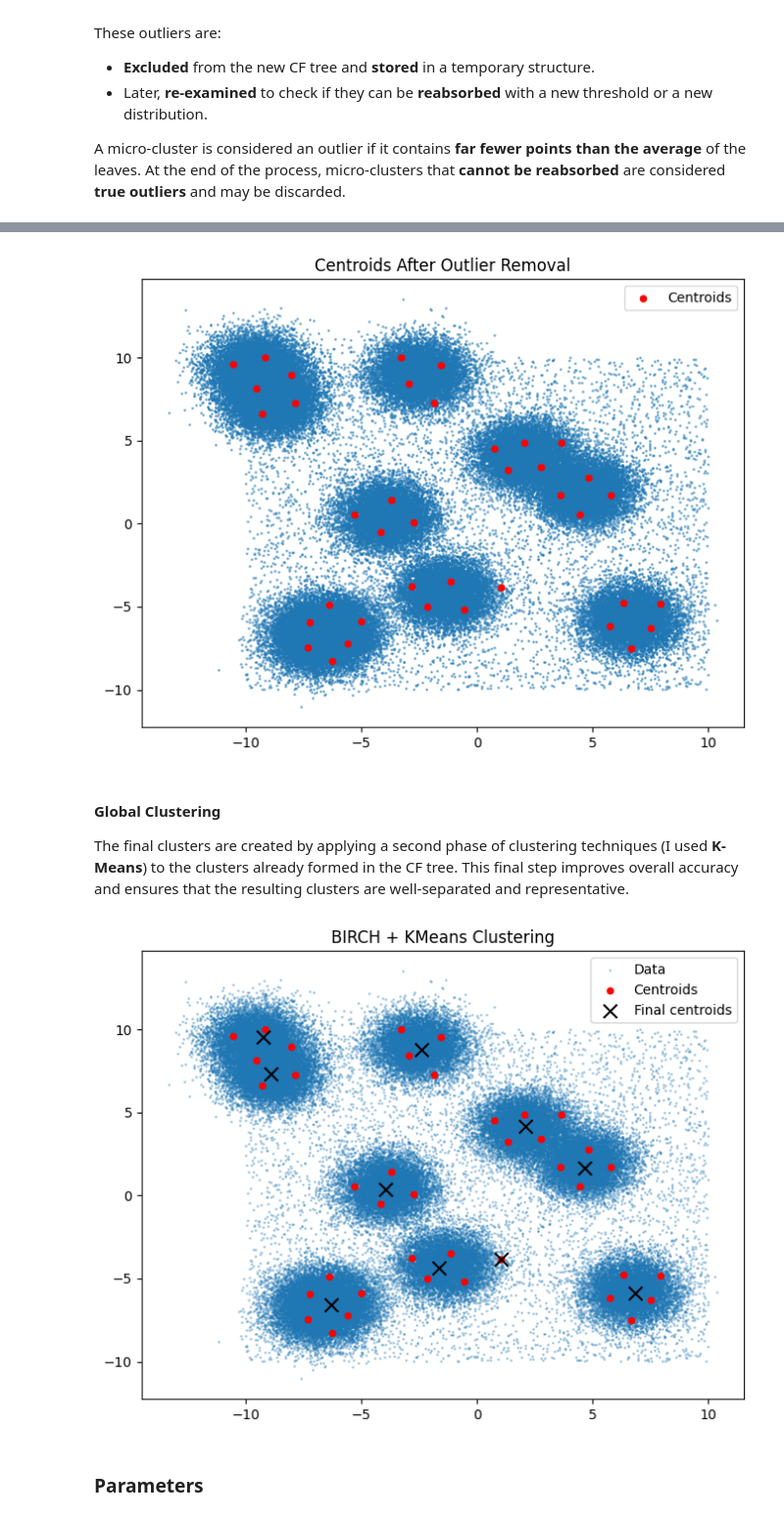
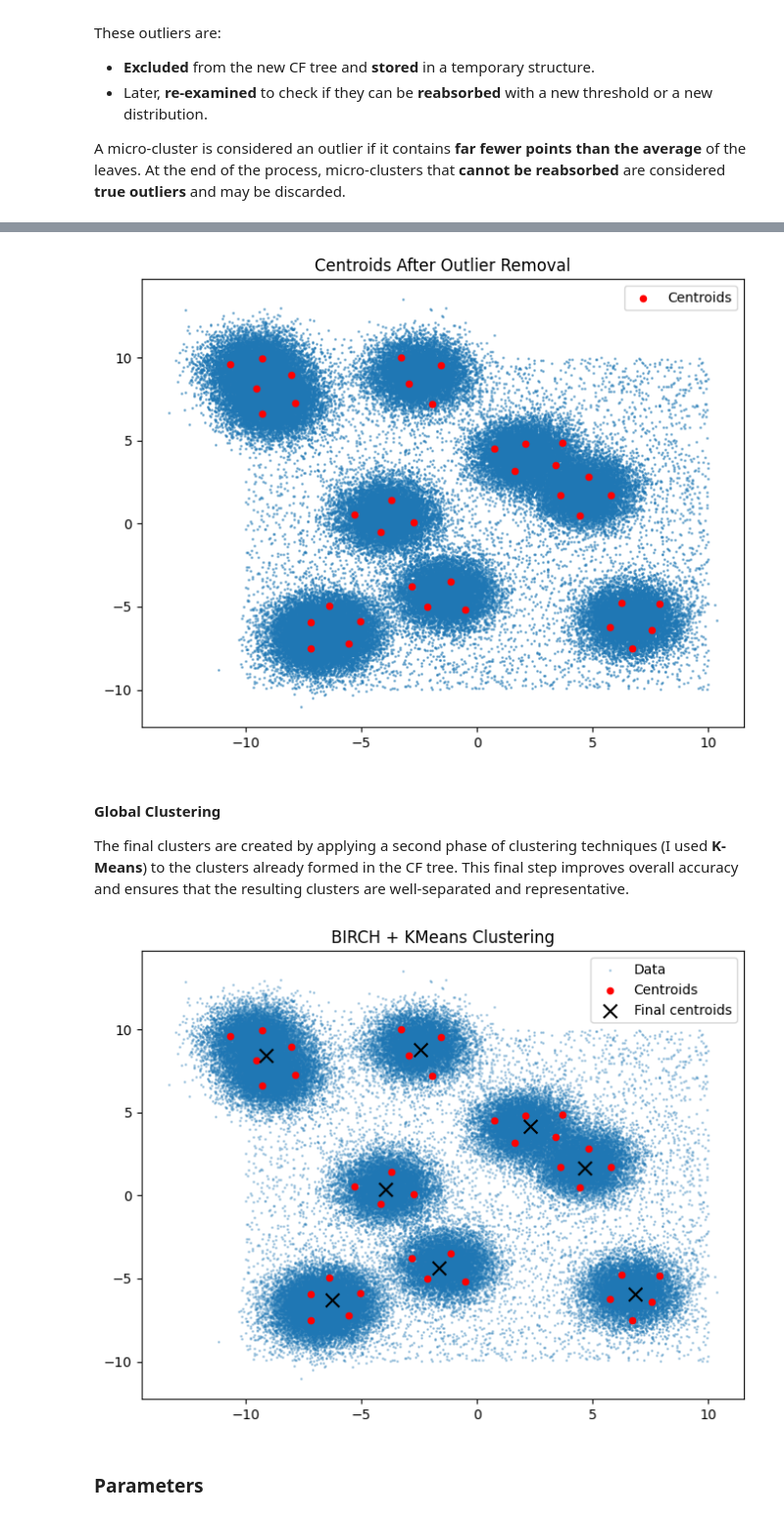
Before and after one commit to cristinavisentin/BIRCH_clustering, a Jupyter notebook: birch_clustering.ipynb, the cells around one changed output, grey strips where cells are left out. Shown at 98% size. Cells and saved outputs as stored; diff of their text form; code cells hidden in the pictures.

```diff
--- a/birch_clustering.ipynb
+++ b/birch_clustering.ipynb
@@ -320,13 +320,6 @@ class CFTree:
 				for leaf in self.children_list[seed2].leaves():
 					self.children_list[seed1].insert_CF(leaf)
 				# Clear space
-				if seed1 > seed2:
-					temp = seed1
-					seed1 = seed2
-					seed2 = temp
-				for idx in sorted((seed1, seed2), reverse=True):
-					self.children_list.pop(idx)
-					self.CF_list.pop(idx)
 				self.children_list.pop(seed2)
 				self.CF_list.pop(seed2)
 				# If too large, split
@@ -529,7 +522,7 @@ class BIRCH:
 ### Example on a synthetic dataset of 100K points
 # %%
 # Generate the dataset
-X, y = make_blobs(n_samples=100000, centers=10, random_state=42)
+X, _ = make_blobs(n_samples=100000, centers=10, random_state=42)
 # Add some noise
 noise = np.random.uniform(low=-10, high=10, size=(5000, 2))
 X = np.vstack([X, noise])
@@ -610,26 +603,26 @@ plt.legend()
 plt.title("Centroids After Outlier Removal")
 plt.show()
 # %% [output]
-[figure, old version]
+[figure, new version]
 # %% [markdown]
 #### Global Clustering
 The final clusters are created by applying a second phase of clustering techniques (I used **K-Means**) to the clusters already formed in the CF tree.
 This final step improves overall accuracy and ensures that the resulting clusters are well-separated and representative.
 # %%
-n_clusters = 10
+n_clusters = 8
 kmeans = KMeans(n_clusters=n_clusters, random_state=42)
 labels = kmeans.fit_predict(centroids)
 final_centroids = kmeans.cluster_centers_
 
 plt.figure(figsize=(8, 6))
 plt.scatter(X[:, 0], X[:, 1], s=1, alpha=0.3, label="Data")
 plt.scatter(centroids[:, 0], centroids[:, 1], c='red', s=20, label="Centroids")
 plt.scatter(final_centroids[:, 0], final_centroids[:, 1], c='black', s=100, marker='x', label="Final centroids")
 plt.legend()
 plt.title("BIRCH + KMeans Clustering")
 plt.show()
 # %% [output]
-[figure, old version]
+[figure, new version]
 # %% [markdown]
 ### Parameters
 # %% [markdown]
```
Also changed, not shown: parts of 6 cells of this notebook.
